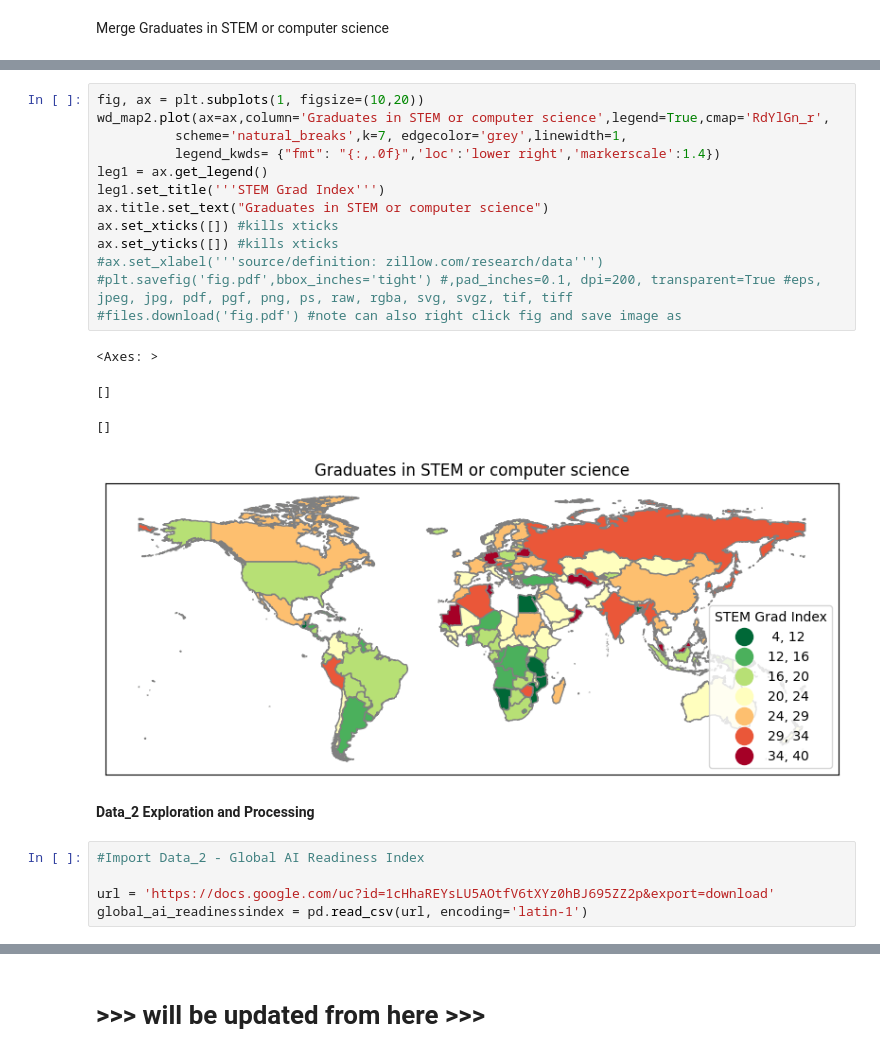
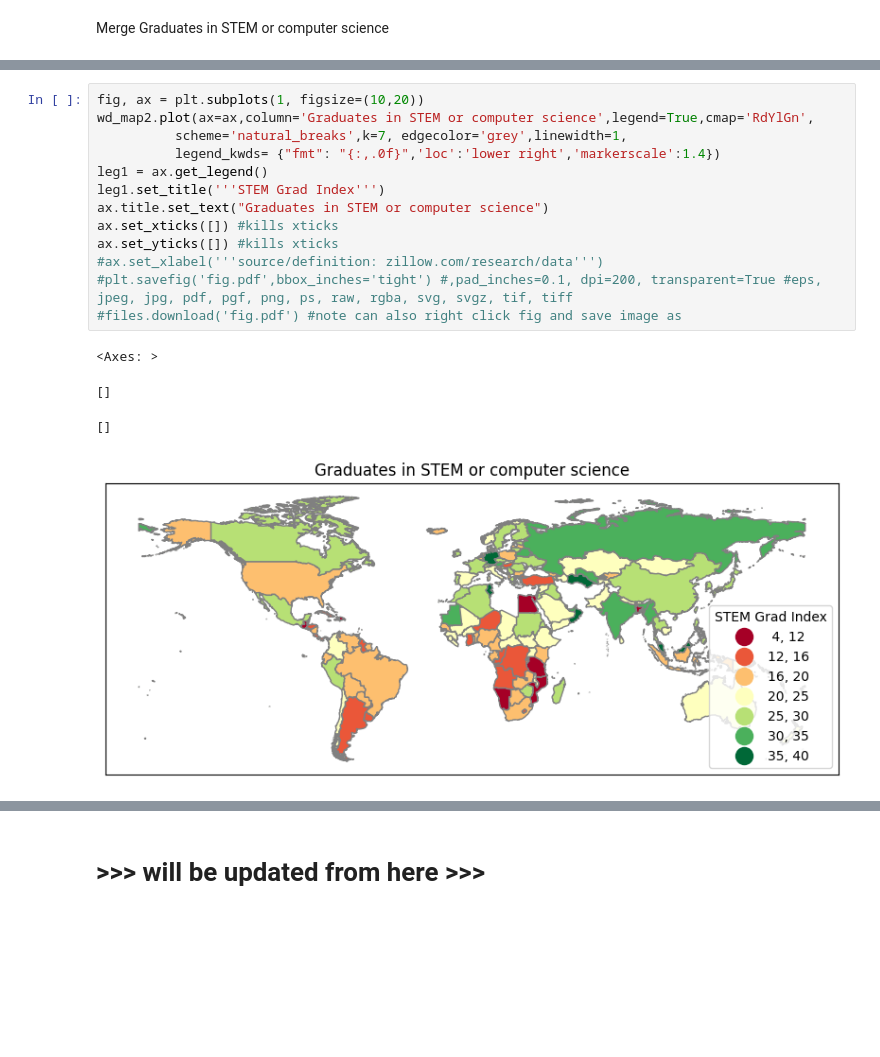
Before and after one commit to ojobo-tech/gisfordatascience, a Jupyter notebook: ps1_ai_adoption_map.ipynb, the cells around one changed output, grey strips where cells are left out. Cells and saved outputs as stored; diff of their text form; blank space fills up the shorter version.

```diff
--- a/ps1_ai_adoption_map.ipynb
+++ b/ps1_ai_adoption_map.ipynb
@@ -397,26 +588,19 @@ wd_map4 = pd.merge(wd_map, ai_readiness_indicators, on='Country', how='inner', i
 [179 rows x 2 columns]
 # %%
 fig, ax = plt.subplots(1, figsize=(10,20))
-wd_map2.plot(ax=ax,column='Graduates in STEM or computer science',legend=True,cmap='RdYlGn_r',
+wd_map2.plot(ax=ax,column='Graduates in STEM or computer science',legend=True,cmap='RdYlGn',
           scheme='natural_breaks',k=7, edgecolor='grey',linewidth=1,
           legend_kwds= {"fmt": "{:,.0f}",'loc':'lower right','markerscale':1.4})
 leg1 = ax.get_legend()
 leg1.set_title('''STEM Grad Index''')
 ax.title.set_text("Graduates in STEM or computer science")
 ax.set_xticks([]) #kills xticks
 ax.set_yticks([]) #kills xticks
 #ax.set_xlabel('''source/definition: zillow.com/research/data''')
 #plt.savefig('fig.pdf',bbox_inches='tight') #,pad_inches=0.1, dpi=200, transparent=True #eps, jpeg, jpg, pdf, pgf, png, ps, raw, rgba, svg, svgz, tif, tiff
 #files.download('fig.pdf') #note can also right click fig and save image as
 # %% [output]
 <Axes: >
 []
 []
-[figure, old version]
+[figure, new version]
-# %% [markdown]
-**Data_2 Exploration and Processing**
-# %%
-#Import Data_2 - Global AI Readiness Index
-
-url = 'https://docs.google.com/uc?id=1cHhaREYsLU5AOtfV6tXYz0hBJ695ZZ2p&export=download'
-global_ai_readinessindex = pd.read_csv(url, encoding='latin-1')
```
Also changed, not shown: parts of 37 cells of this notebook.
